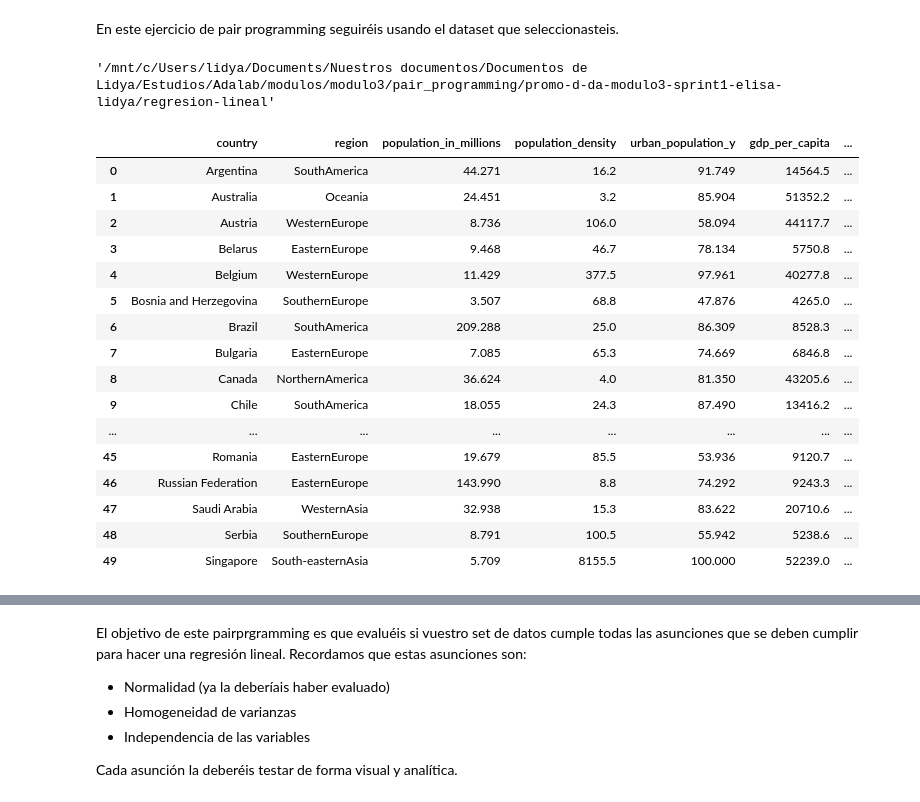
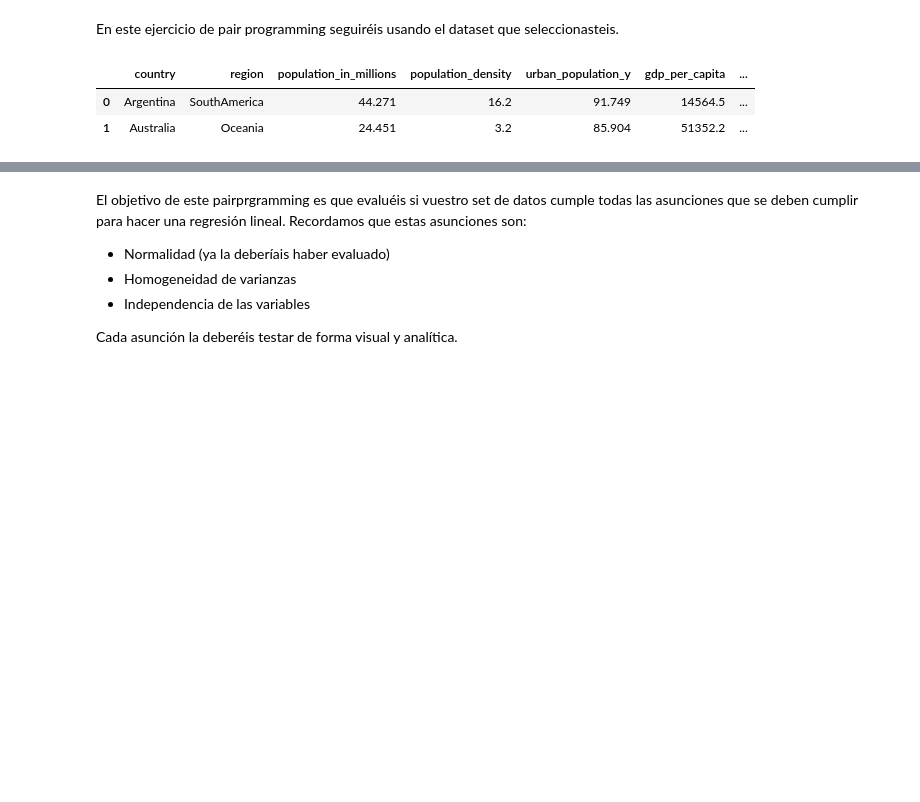
Before and after one commit to Adalab/promo-d-da-modulo3-sprint1-elisa-lidya, a Jupyter notebook: regresion-lineal/4-pair-regresion-lineal-asunciones.ipynb, the cells around one changed output, grey strips where cells are left out. Cells and saved outputs as stored; diff of their text form; code cells hidden in the pictures; blank space fills up the shorter version.

```diff
--- a/regresion-lineal/4-pair-regresion-lineal-asunciones.ipynb
+++ b/regresion-lineal/4-pair-regresion-lineal-asunciones.ipynb
@@ -35,7 +31,3 @@ from itertools import combinations
 plt.rcParams["figure.figsize"] = (8,8)
 # %% [markdown]
 En este ejercicio de pair programming seguiréis usando el dataset que seleccionasteis.
-# %%
-os.getcwd()
-# %% [output]
-'/mnt/c/Users/lidya/Documents/Nuestros documentos/Documentos de Lidya/Estudios/Adalab/modulos/modulo3/pair_programming/promo-d-da-modulo3-sprint1-elisa-lidya/regresion-lineal'
@@ -44,21 +34,7 @@ os.chdir('/mnt/c/Users/lidya/Documents/Nuestros documentos/Documentos de Lidya/E
 # %%
-df_socio = pd.read_csv("../datos/esperanza_de_vida.csv", index_col=0)
-df_socio.head(50)
+df_socio = pd.read_csv("../datos/esperanza_vida.csv", index_col=0)
+df_socio.head(2)
 # %% [output]
 |  | country | region | population_in_millions | population_density | urban_population_y | gdp_per_capita | ... |
 | 0 | Argentina | SouthAmerica | 44.271 | 16.2 | 91.749 | 14564.5 | ... |
 | 1 | Australia | Oceania | 24.451 | 3.2 | 85.904 | 51352.2 | ... |
-| 2 | Austria | WesternEurope | 8.736 | 106.0 | 58.094 | 44117.7 | ... |
-| 3 | Belarus | EasternEurope | 9.468 | 46.7 | 78.134 | 5750.8 | ... |
-| 4 | Belgium | WesternEurope | 11.429 | 377.5 | 97.961 | 40277.8 | ... |
-| 5 | Bosnia and Herzegovina | SouthernEurope | 3.507 | 68.8 | 47.876 | 4265.0 | ... |
-| 6 | Brazil | SouthAmerica | 209.288 | 25.0 | 86.309 | 8528.3 | ... |
-| 7 | Bulgaria | EasternEurope | 7.085 | 65.3 | 74.669 | 6846.8 | ... |
-| 8 | Canada | NorthernAmerica | 36.624 | 4.0 | 81.350 | 43205.6 | ... |
-| 9 | Chile | SouthAmerica | 18.055 | 24.3 | 87.490 | 13416.2 | ... |
-| ... | ... | ... | ... | ... | ... | ... | ... |
-| 45 | Romania | EasternEurope | 19.679 | 85.5 | 53.936 | 9120.7 | ... |
-| 46 | Russian Federation | EasternEurope | 143.990 | 8.8 | 74.292 | 9243.3 | ... |
-| 47 | Saudi Arabia | WesternAsia | 32.938 | 15.3 | 83.622 | 20710.6 | ... |
-| 48 | Serbia | SouthernEurope | 8.791 | 100.5 | 55.942 | 5238.6 | ... |
-| 49 | Singapore | South-easternAsia | 5.709 | 8155.5 | 100.000 | 52239.0 | ... |
```
Also changed, not shown: parts of 23 cells of this notebook, 24 other files.
